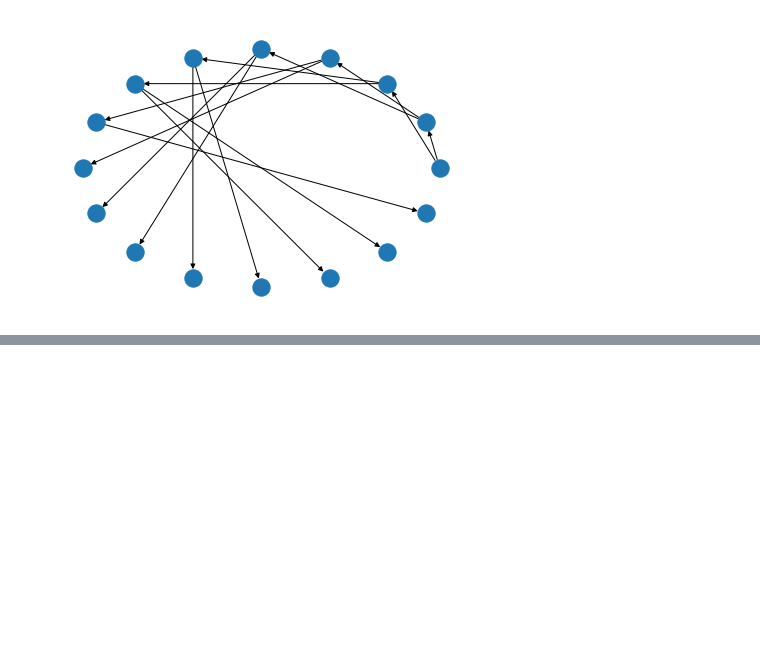
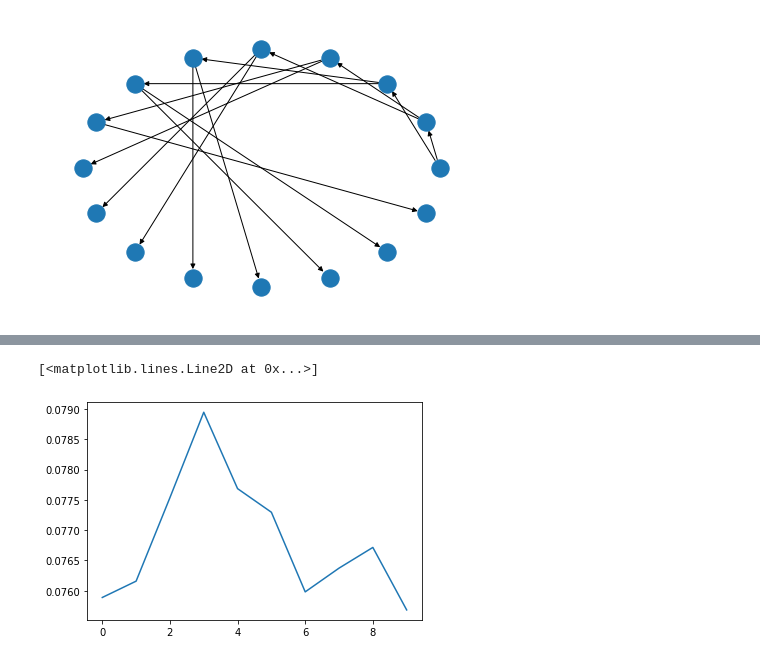
Before and after one commit to imbrem/atml-project, a Jupyter notebook: experiments/HeapData.ipynb, the cells around one changed output, grey strips where cells are left out. Drawn from its saved outputs; the diff is of its cells as text; code cells hidden in the pictures; blank space fills up the shorter version.

Commit message:
Heap data gets learned

```diff
--- a/experiments/HeapData.ipynb
+++ b/experiments/HeapData.ipynb
@@ -130,0 +140,48 @@ Batch(batch=[1568], edge_index=[2, 3268], x=[1568, 10], y=[200])
+# %%
+HIDDEN_SIZE = 10
+
+ggnn = GraphLevelGGNN(
+    annotation_size=TOKEN_DIM,
+    num_layers=3,
+    gate_nn=nn.Linear(2*TOKEN_DIM + HIDDEN_SIZE, 1),
+    hidden_size=HIDDEN_SIZE,
+    final_layer=nn.Linear(2*TOKEN_DIM + HIDDEN_SIZE, 2)
+).cuda()
+# %%
+optimizer = torch.optim.Adam(ggnn.parameters(), lr=0.01)
+criterion = nn.MSELoss()
+# %%
+ggnn.train()
+epoch_losses = []
+batch_losses = []
+test_losses = []
+for epoch in trange(0, 10):
+    epoch_loss = 0.0
+    count = 0
+    for data in training_data:
+        out = ggnn(data.x.cuda(), data.edge_index.cuda(), data.batch.cuda())
+        loss = criterion(out.view(-1), data.y.cuda())
+        loss.backward()
+        batch_losses.append(float(loss))
+        epoch_loss += float(loss)
+        count += 1
+        optimizer.step()
+        optimizer.zero_grad()
+    epoch_loss /= count
+    epoch_losses.append(epoch_loss)
+
+    test_loss = 0.0
+    count = 0
+    for data in testing_data:
+        out = ggnn(data.x.cuda(), data.edge_index.cuda(), data.batch.cuda())
+        loss = criterion(out.view(-1), data.y.cuda())
+        count += 1
+        test_loss += float(loss)
+
+    test_loss /= count
+    test_losses.append(test_loss)
+# %%
+plt.plot(epoch_losses)
+# %% [output]
+[<matplotlib.lines.Line2D at 0x...>]
+[figure, added]
```
Also changed, not shown: parts of 13 cells of this notebook, 4 other files.
